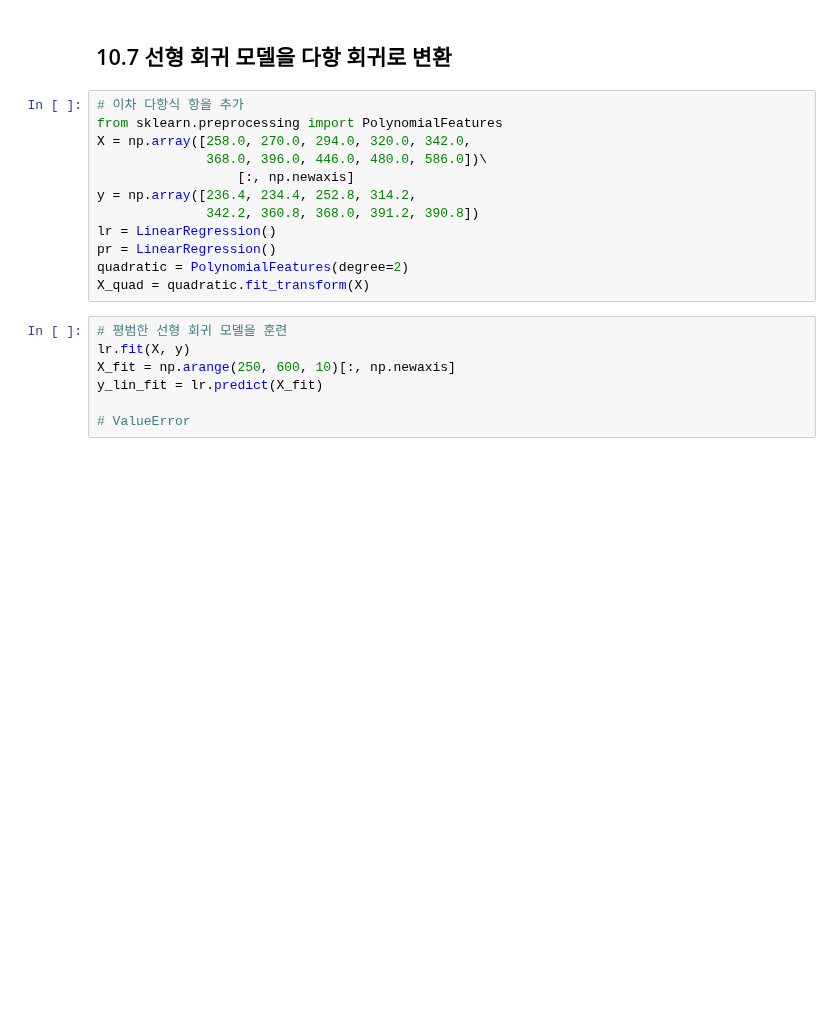
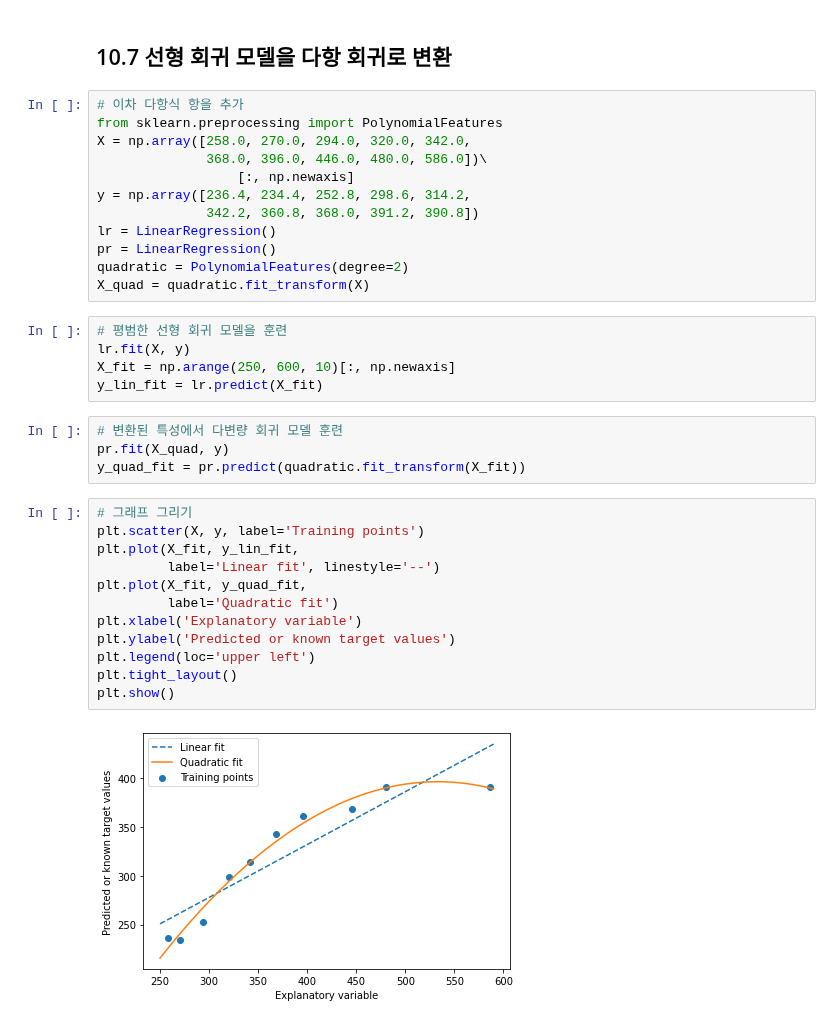
Before and after one commit to sunghyouk/study_room, a Jupyter notebook: python_ML/ex_chapter_10.ipynb, the cells around one changed output. Saved outputs shown, nothing was run; the diff lists cells and outputs as text; blank space fills up the shorter version.

```diff
--- a/python_ML/ex_chapter_10.ipynb
+++ b/python_ML/ex_chapter_10.ipynb
@@ -247,7 +247,7 @@ from sklearn.preprocessing import PolynomialFeatures
 X = np.array([258.0, 270.0, 294.0, 320.0, 342.0,
               368.0, 396.0, 446.0, 480.0, 586.0])\
                   [:, np.newaxis]
-y = np.array([236.4, 234.4, 252.8, 314.2,
+y = np.array([236.4, 234.4, 252.8, 298.6, 314.2,
               342.2, 360.8, 368.0, 391.2, 390.8])
 lr = LinearRegression()
 pr = LinearRegression()
@@ -258,5 +258,21 @@ X_quad = quadratic.fit_transform(X)
 lr.fit(X, y)
 X_fit = np.arange(250, 600, 10)[:, np.newaxis]
 y_lin_fit = lr.predict(X_fit)
-
-# ValueError
+# %%
+# 변환된 특성에서 다변량 회귀 모델 훈련
+pr.fit(X_quad, y)
+y_quad_fit = pr.predict(quadratic.fit_transform(X_fit))
+# %%
+# 그래프 그리기
+plt.scatter(X, y, label='Training points')
+plt.plot(X_fit, y_lin_fit,
+         label='Linear fit', linestyle='--')
+plt.plot(X_fit, y_quad_fit,
+         label='Quadratic fit')
+plt.xlabel('Explanatory variable')
+plt.ylabel('Predicted or known target values')
+plt.legend(loc='upper left')
+plt.tight_layout()
+plt.show()
+# %% [output]
+[figure, added]
```
Also changed, not shown: parts of 5 cells of this notebook.
